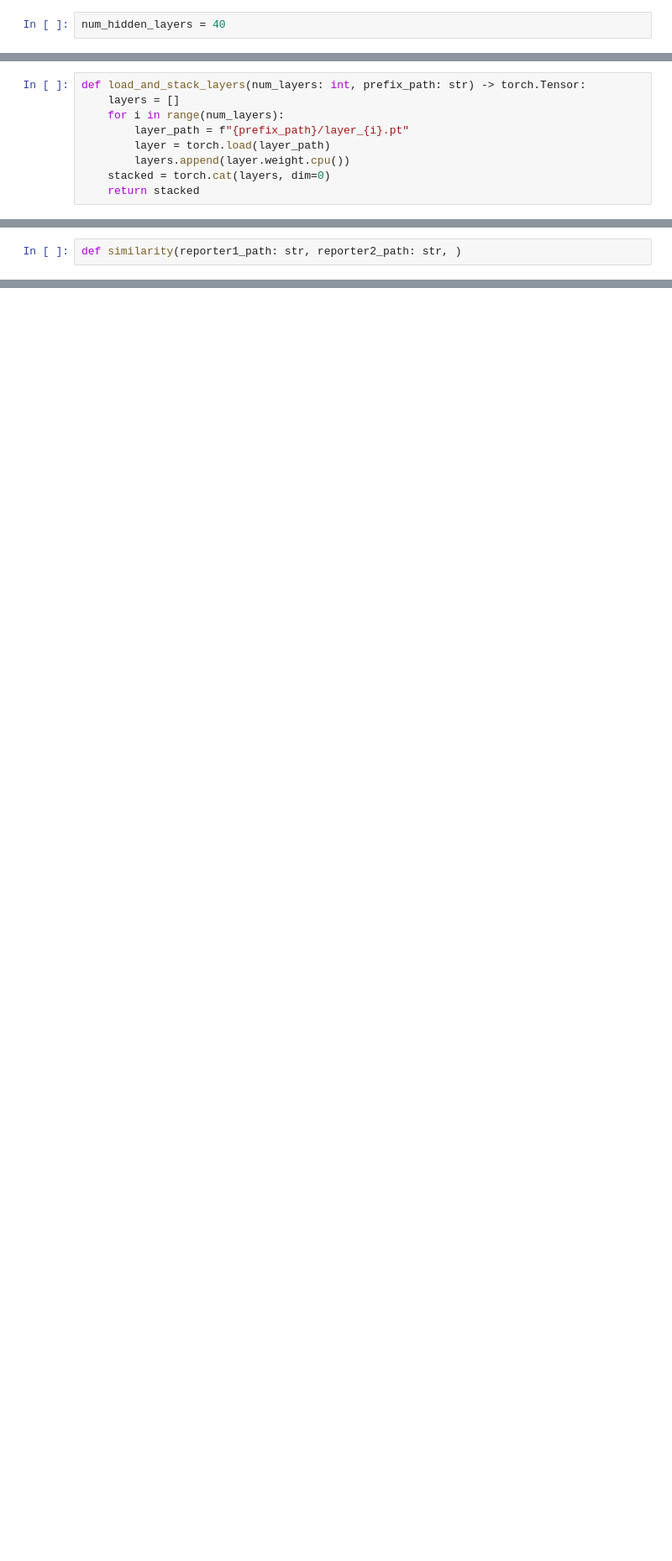
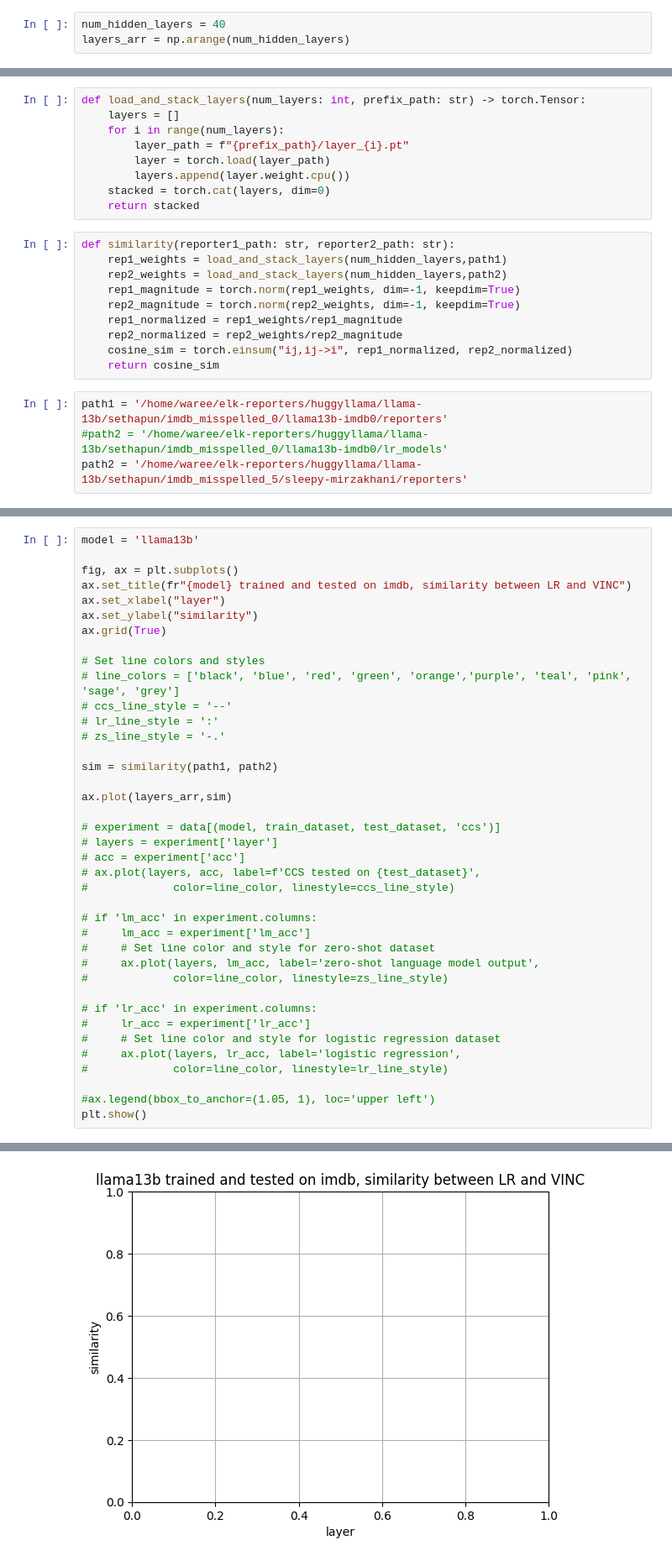
Before and after one commit to EleutherAI/elk, a Jupyter notebook: similarity.ipynb, the cells around one changed output, grey strips where cells are left out. Shown: that part at 84% size. Saved outputs shown, nothing was run; the diff lists cells and outputs as text; blank space fills up the shorter version.

Commit message:
similarity

```diff
--- a/similarity.ipynb
+++ b/similarity.ipynb
@@ -8,2 +10,3 @@ import numpy as np
 # %%
 num_hidden_layers = 40
+layers_arr = np.arange(num_hidden_layers)
@@ -16,4 +21,18 @@ def load_and_stack_layers(num_layers: int, prefix_path: str) -> torch.Tensor:
         layers.append(layer.weight.cpu())
     stacked = torch.cat(layers, dim=0)
     return stacked
+# %%
+def similarity(reporter1_path: str, reporter2_path: str):
+    rep1_weights = load_and_stack_layers(num_hidden_layers,path1)
+    rep2_weights = load_and_stack_layers(num_hidden_layers,path2)
+    rep1_magnitude = torch.norm(rep1_weights, dim=-1, keepdim=True)
+    rep2_magnitude = torch.norm(rep2_weights, dim=-1, keepdim=True)
+    rep1_normalized = rep1_weights/rep1_magnitude
+    rep2_normalized = rep2_weights/rep2_magnitude
+    cosine_sim = torch.einsum("ij,ij->i", rep1_normalized, rep2_normalized)
+    return cosine_sim
+# %%
+path1 = '/home/waree/elk-reporters/huggyllama/llama-13b/sethapun/imdb_misspelled_0/llama13b-imdb0/reporters'
+#path2 = '/home/waree/elk-reporters/huggyllama/llama-13b/sethapun/imdb_misspelled_0/llama13b-imdb0/lr_models'
+path2 = '/home/waree/elk-reporters/huggyllama/llama-13b/sethapun/imdb_misspelled_5/sleepy-mirzakhani/reporters'
 # %%
@@ -25,2 +42,0 @@ torch.Size([40, 5120])
-# %%
-def similarity(reporter1_path: str, reporter2_path: str, )
@@ -26,0 +47,40 @@ def similarity(reporter1_path: str, reporter2_path: str, )
+# %%
+model = 'llama13b'
+
+fig, ax = plt.subplots()
+ax.set_title(fr"{model} trained and tested on imdb, similarity between LR and VINC")
+ax.set_xlabel("layer")
+ax.set_ylabel("similarity")
+ax.grid(True)
+
+# Set line colors and styles
+# line_colors = ['black', 'blue', 'red', 'green', 'orange','purple', 'teal', 'pink', 'sage', 'grey']
+# ccs_line_style = '--'
+# lr_line_style = ':'
+# zs_line_style = '-.'
+
+sim = similarity(path1, path2)
+
+ax.plot(layers_arr,sim)
+
+# experiment = data[(model, train_dataset, test_dataset, 'ccs')]
+# layers = experiment['layer']
+# acc = experiment['acc']
+# ax.plot(layers, acc, label=f'CCS tested on {test_dataset}',
+#             color=line_color, linestyle=ccs_line_style)
+
+# if 'lm_acc' in experiment.columns:
+#     lm_acc = experiment['lm_acc']
+#     # Set line color and style for zero-shot dataset
+#     ax.plot(layers, lm_acc, label='zero-shot language model output',
+#             color=line_color, linestyle=zs_line_style)
+
+# if 'lr_acc' in experiment.columns:
+#     lr_acc = experiment['lr_acc']
+#     # Set line color and style for logistic regression dataset
+#     ax.plot(layers, lr_acc, label='logistic regression',
+#             color=line_color, linestyle=lr_line_style)
+
+#ax.legend(bbox_to_anchor=(1.05, 1), loc='upper left')
+plt.show()
+# %% [output]
@@ -26,0 +88 @@ def similarity(reporter1_path: str, reporter2_path: str, )
+[figure, added]
```
Also changed, not shown: parts of 5 cells of this notebook, 1 other file.
